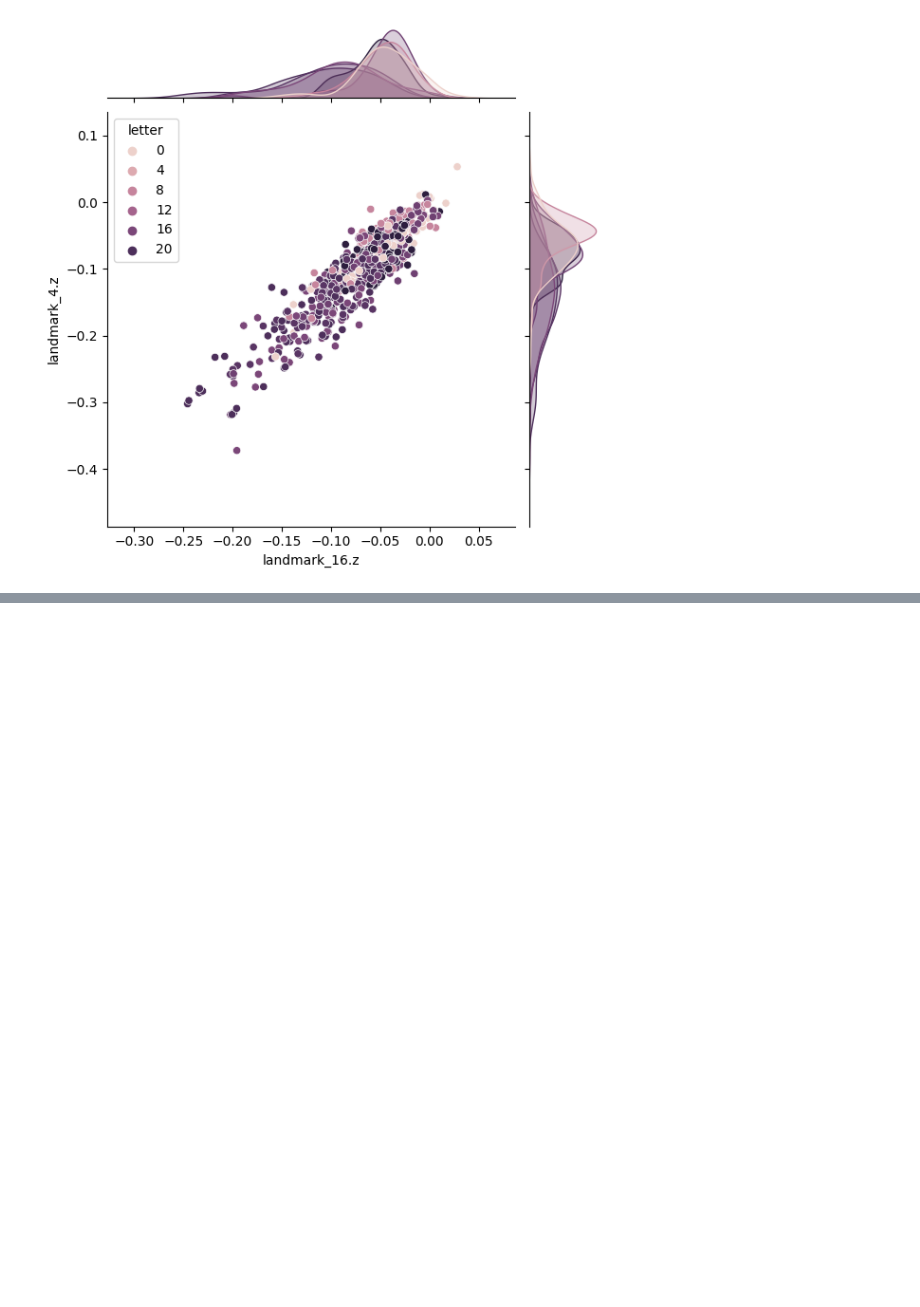
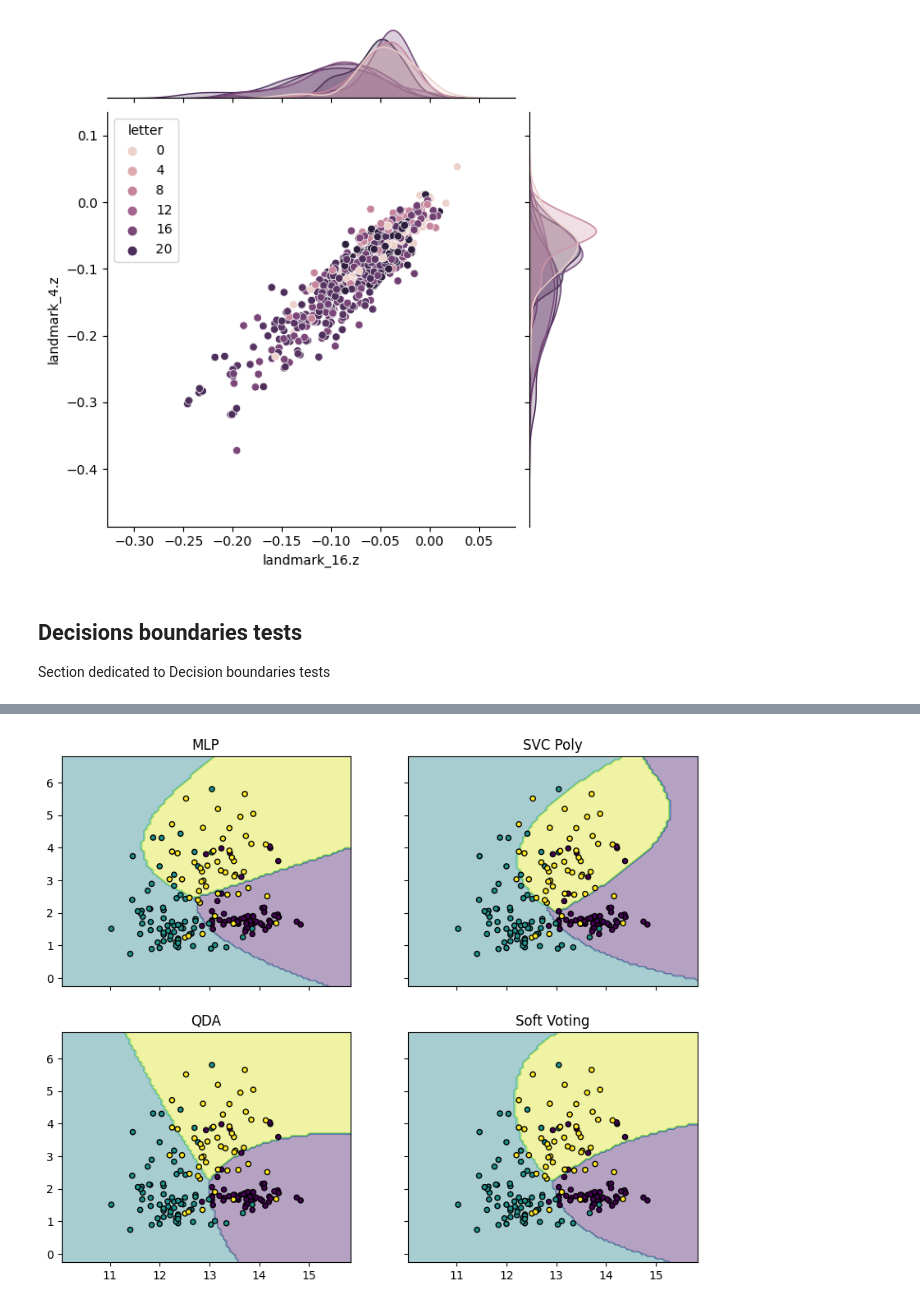
Before and after one commit to SzymKwiatkowski/HandSignsRecognition, a Jupyter notebook: lookup_data.ipynb, the cells around one changed output, grey strips where cells are left out. Cells and saved outputs as stored; diff of their text form; code cells hidden in the pictures; blank space fills up the shorter version.

```diff
--- a/lookup_data.ipynb
+++ b/lookup_data.ipynb
@@ -329,3 +402,76 @@ sns.jointplot(data=specific_data, x="landmark_16.z", y="landmark_4.z", hue="lett
 # %% [output]
 <seaborn.axisgrid.JointGrid at 0x...>
 [figure]
+# %% [markdown]
+## Decisions boundaries tests
+
+Section dedicated to Decision boundaries tests
+# %%
+from sklearn.discriminant_analysis import QuadraticDiscriminantAnalysis
+from sklearn.ensemble import VotingClassifier, RandomForestClassifier
+from sklearn.svm import SVC
+from sklearn.neural_network import MLPClassifier
+from sklearn import datasets
+from sklearn.inspection import DecisionBoundaryDisplay
+from itertools import product
+import matplotlib.pyplot as plt
+import numpy as np
+
+def make_data(n):
+    Y = np.random.choice([-1, +1], size=n)
+    X = np.random.normal(size = (n, 2))
+    for i in range(len(Y)):
+        X[i] += Y[i]*np.array([-2, 0.9])
+    return X, Y
+
+data = datasets.load_wine()
+X = data.data[:, :2]
+y_ = data.target
+
+# iris = datasets.load_iris()
+# X = iris.data[:, [0, 2]]
+# y = iris.target
+# print(y)
+
+# X = np.array([x['landmark_4.x'].to_numpy(), x['landmark_8.x'].to_numpy()]).T
+# y_ = y
+# print(y_)
+# np.random.seed(0)
+# X, y = make_data(200)
+
+clf2 = SVC(kernel='poly', probability=True, degree=5, C=12.0)
+
+# Neural network with custom params
+clf1 = MLPClassifier(solver='adam', activation='tanh', learning_rate='constant', alpha=1e-6, random_state=42,
+                     shuffle=True, batch_size=16, max_iter=800, warm_start=True, verbose=True, learning_rate_init=0.00064, power_t=0.31)
+
+# Quadratic Classifier with low tolerance
+clf3 = QuadraticDiscriminantAnalysis(tol=1e-7)
+
+clf4 = RandomForestClassifier(criterion='log_loss', n_estimators=160)
+
+# Set VotingClassifier to ensamble both classifiers above
+eclf = VotingClassifier(estimators=[("mlpc", clf1), ('svc', clf2), ('qda', clf3)],
+                        voting='soft',
+                        weights=[3.1, 2.8, 2.9])
+
+clf1.fit(X, y_)
+clf2.fit(X, y_)
+clf3.fit(X, y_)
+clf4.fit(X, y_)
+eclf.fit(X, y_)
+
+f, axarr = plt.subplots(2, 2, sharex="col", sharey="row", figsize=(10, 8))
+for idx, clf, tt in zip(
+    product([0, 1], [0, 1]),
+    [clf1, clf2, clf3, eclf],
+    ["MLP", "SVC Poly", "QDA","Soft Voting"],
+):
+    DecisionBoundaryDisplay.from_estimator(
+        clf, X, alpha=0.4, ax=axarr[idx[0], idx[1]], response_method="predict"
+    )
+    axarr[idx[0], idx[1]].scatter(X[:, 0], X[:, 1], c=y_, s=20, edgecolor="k")
+    axarr[idx[0], idx[1]].set_title(tt)
+
+plt.show()
+# %% [output]
@@ -331,0 +495 @@ sns.jointplot(data=specific_data, x="landmark_16.z", y="landmark_4.z", hue="lett
+[figure, added]
```
Also changed, not shown: parts of 5 cells of this notebook, 13 other files.
